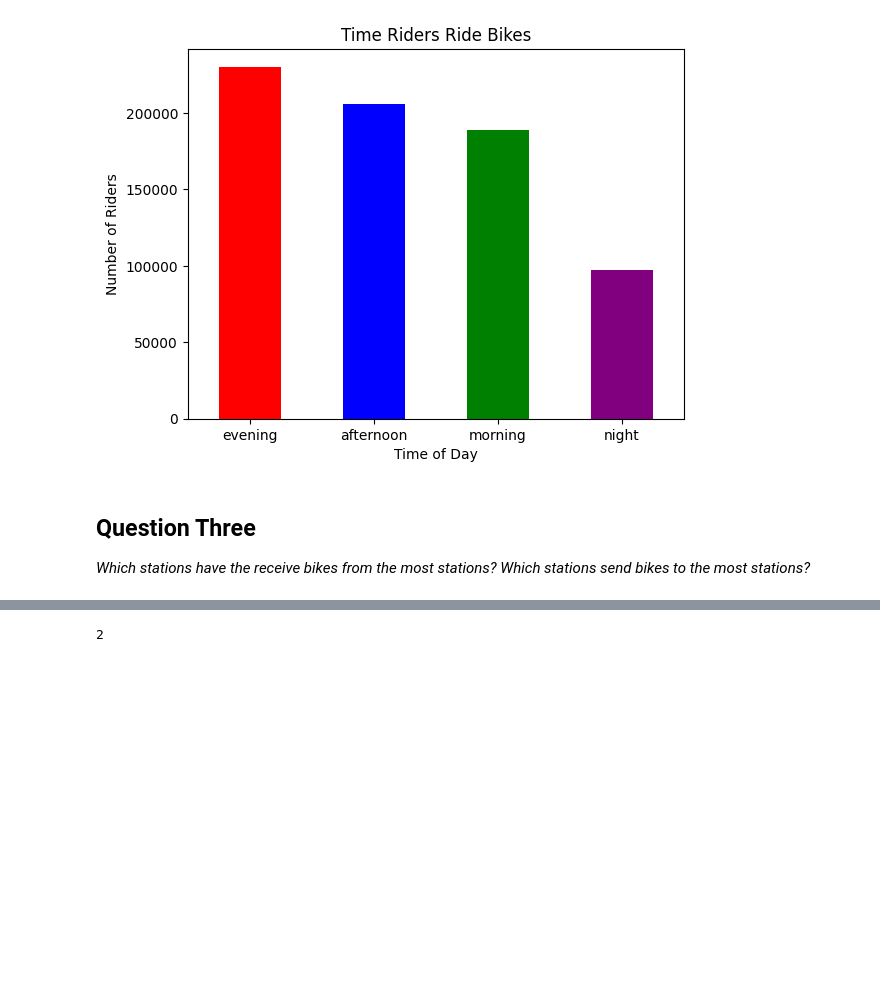
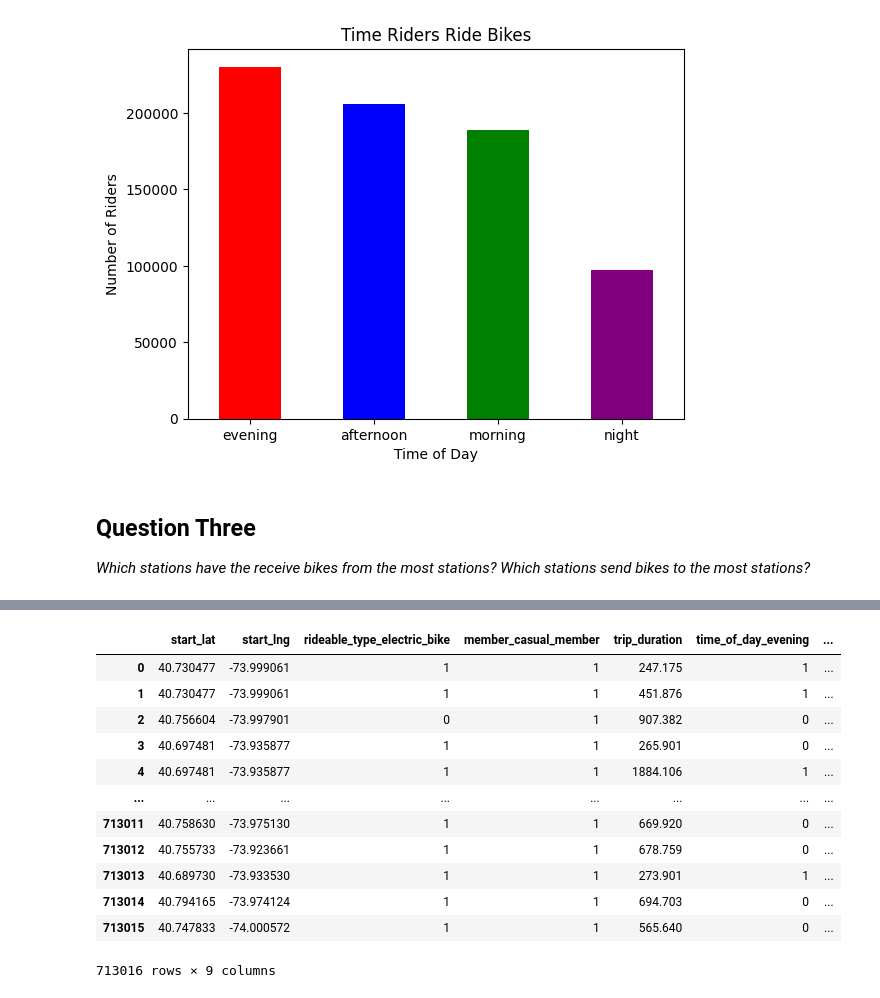
Before and after one commit to Caballesjason/Udacity---Intro-to-Data-Science-Project, a Jupyter notebook: analysis.ipynb, the cells around one changed output, grey strips where cells are left out. Saved outputs shown, nothing was run; the diff lists cells and outputs as text; code cells hidden in the pictures; blank space fills up the shorter version.

Commit message:
Set up data for modeling

```diff
--- a/analysis.ipynb
+++ b/analysis.ipynb
@@ -147,7 +174,0 @@ _Can we guess the trip time of a biker?_
-# %%
-G = nx.DiGraph()  # or MultiDiGraph
-nx.add_path(G, [0, 1, 2])
-G.degree(1)  # node 0 with degree 1
-# list(G.degree([0, 1, 2]))
-# %% [output]
-2
@@ -153,0 +183,31 @@ G.degree(1)  # node 0 with degree 1
+# %%
+data = pd.get_dummies(data, columns=["time_of_day"], drop_first=True, dtype=int)
+# %%
+# ---- INDEXING STATION IDs ----
+station_info_url = "https://gbfs.lyft.com/gbfs/2.3/bkn/en/station_information.json"
+station_info_dict = requests.get(station_info_url).json()
+station_info_list = station_info_dict.get("data").get("stations")
+# %%
+test = pd.DataFrame(station_info_list)
+station_ids = list(test['short_name'])
+station_ids = pd.DataFrame(enumerate(station_ids), columns=["id", "short_name"])
+# %%
+data = data.merge(station_ids, left_on="start_station_id", right_on="short_name")
+# %%
+data.drop(labels=["start_station_id", "short_name"], inplace=True, axis=1)
+# data
+data
+# %% [output]
+|  | start_lat | start_lng | rideable_type_electric_bike | member_casual_member | trip_duration | time_of_day_evening | ... |
+| 0 | 40.730477 | -73.999061 | 1 | 1 | 247.175 | 1 | ... |
+| 1 | 40.730477 | -73.999061 | 1 | 1 | 451.876 | 1 | ... |
+| 2 | 40.756604 | -73.997901 | 0 | 1 | 907.382 | 0 | ... |
+| 3 | 40.697481 | -73.935877 | 1 | 1 | 265.901 | 0 | ... |
+| 4 | 40.697481 | -73.935877 | 1 | 1 | 1884.106 | 1 | ... |
+| ... | ... | ... | ... | ... | ... | ... | ... |
+| 713011 | 40.758630 | -73.975130 | 1 | 1 | 669.920 | 0 | ... |
+| 713012 | 40.755733 | -73.923661 | 1 | 1 | 678.759 | 0 | ... |
+| 713013 | 40.689730 | -73.933530 | 1 | 1 | 273.901 | 1 | ... |
+| 713014 | 40.794165 | -73.974124 | 1 | 1 | 694.703 | 0 | ... |
+| 713015 | 40.747833 | -74.000572 | 1 | 1 | 565.640 | 0 | ... |
+713016 rows × 9 columns
```
Also changed, not shown: parts of 9 cells of this notebook.
